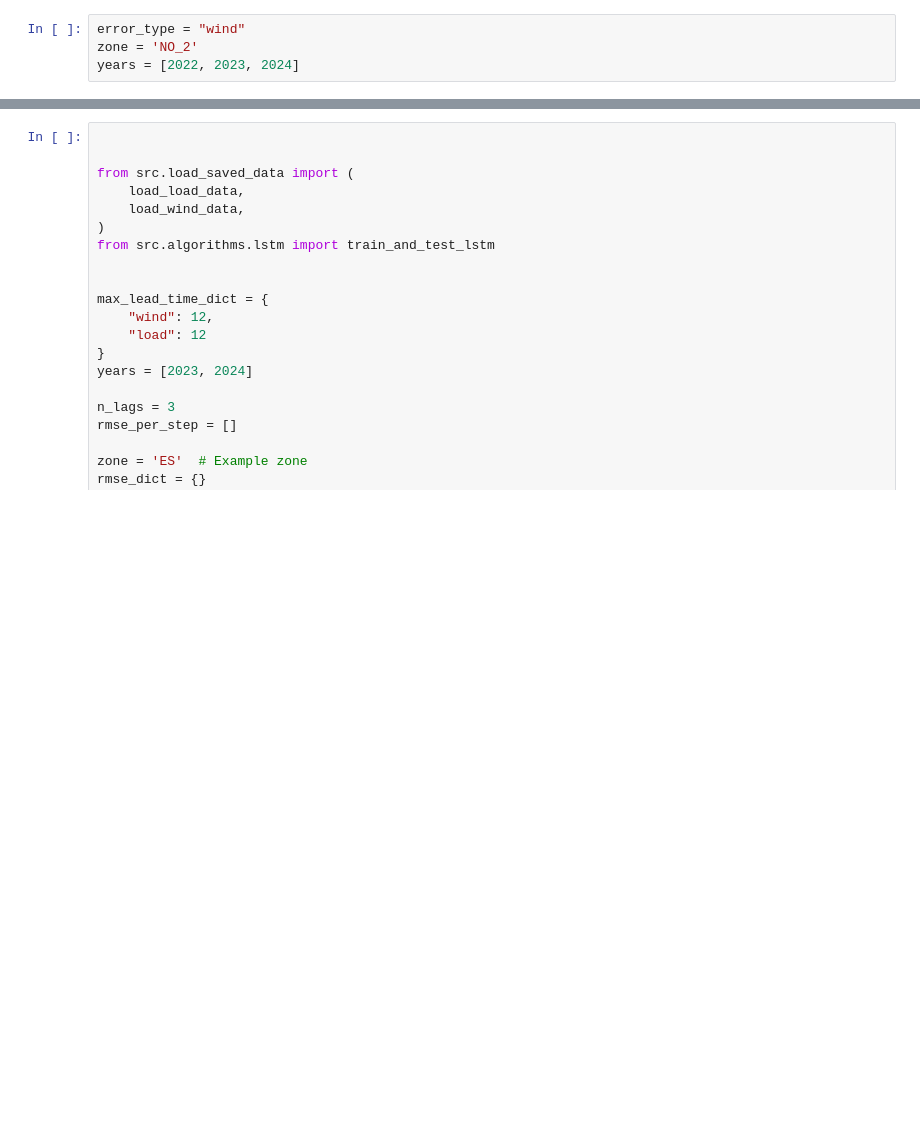
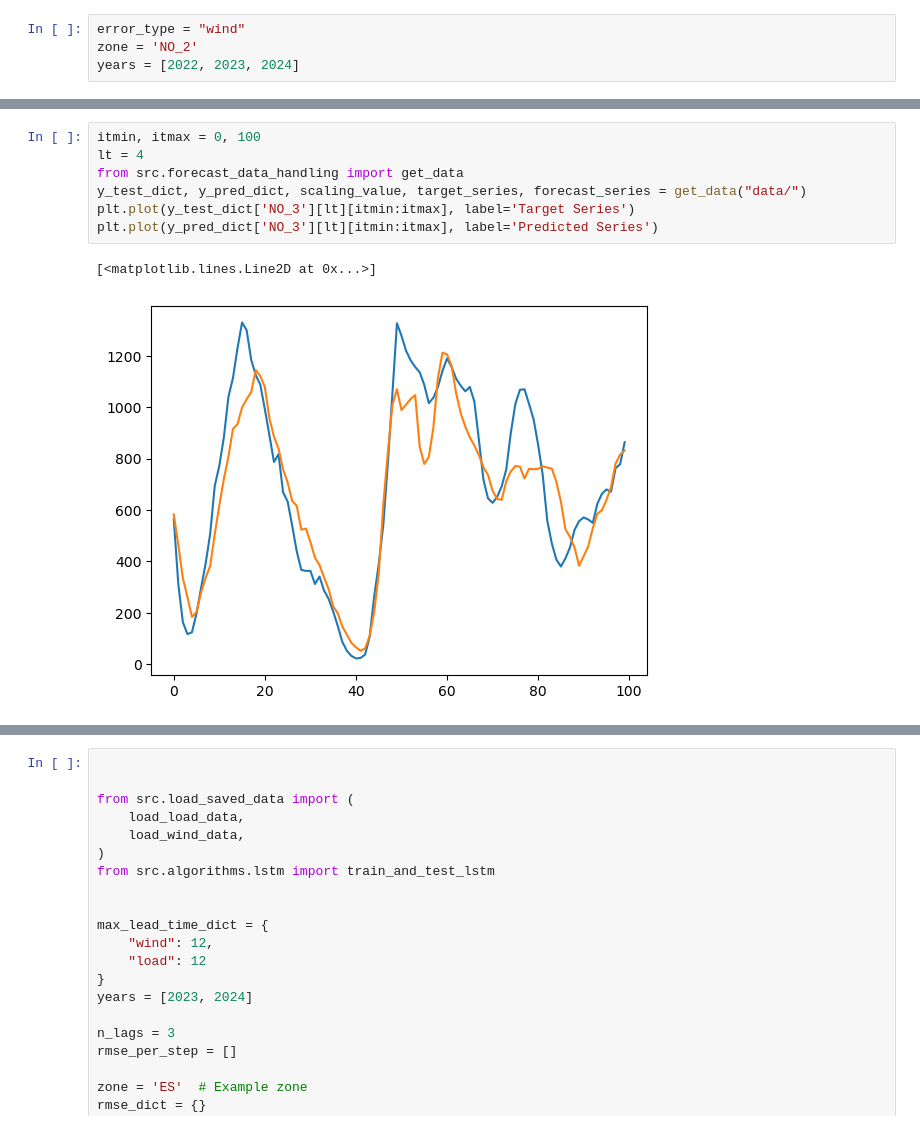
Before and after one commit to WouterKoksNL/entsoe-forecasting, a Jupyter notebook: analysis.ipynb, the cells around one changed output, grey strips where cells are left out. Saved outputs shown, nothing was run; the diff lists cells and outputs as text; blank space fills up the shorter version.

```diff
--- a/analysis.ipynb
+++ b/analysis.ipynb
@@ -102 +123,11 @@ Name: Solar, Length: 70169, dtype: float64
+# %%
+itmin, itmax = 0, 100
+lt = 4
+from src.forecast_data_handling import get_data
+y_test_dict, y_pred_dict, scaling_value, target_series, forecast_series = get_data("data/")
+plt.plot(y_test_dict['NO_3'][lt][itmin:itmax], label='Target Series')
+plt.plot(y_pred_dict['NO_3'][lt][itmin:itmax], label='Predicted Series')
+# %% [output]
+[<matplotlib.lines.Line2D at 0x...>]
+[figure, added]
 # %%
```
Also changed, not shown: parts of 57 cells of this notebook.
